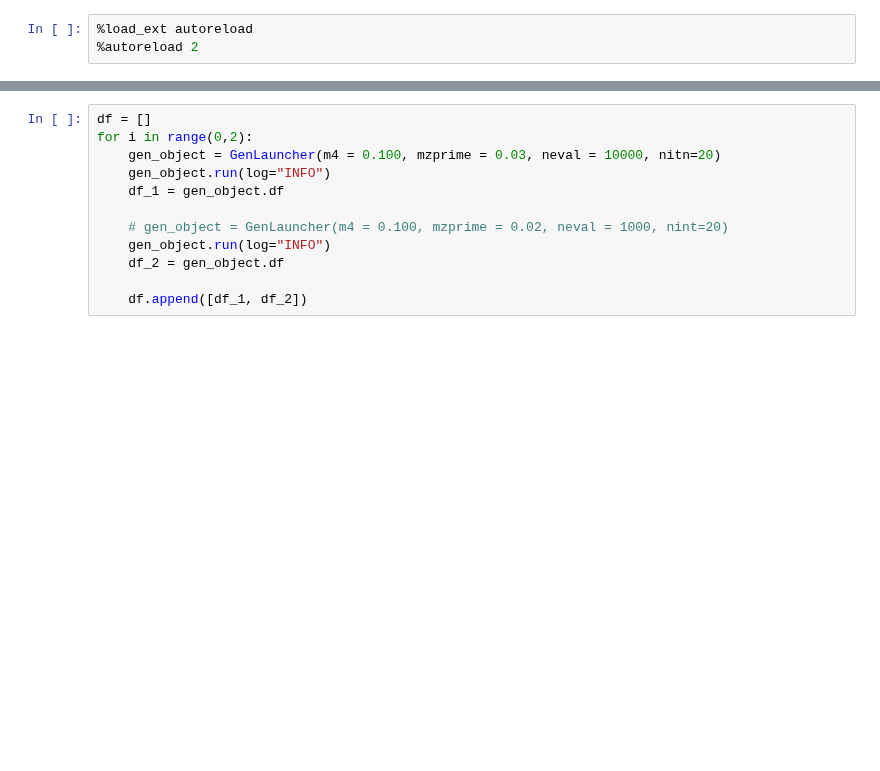
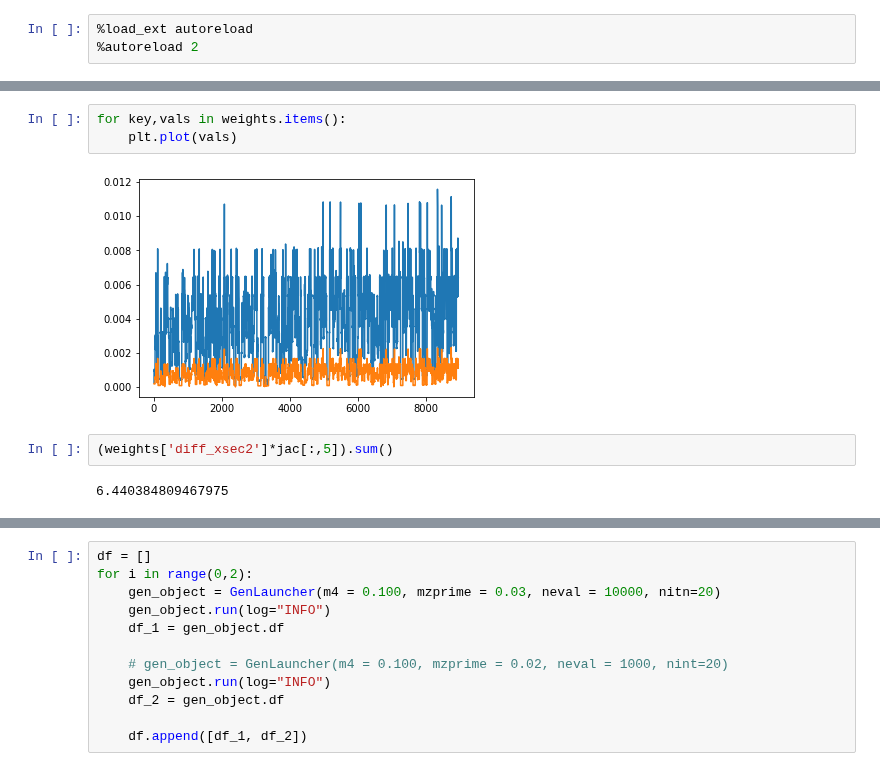
Before and after one commit to mhostert/DarkNews-generator, a Jupyter notebook: examples/test_generator.ipynb, the cells around one changed output, grey strips where cells are left out. Drawn from its saved outputs; the diff is of its cells as text; blank space fills up the shorter version.

```diff
--- a/examples/test_generator.ipynb
+++ b/examples/test_generator.ipynb
@@ -85,0 +98,9 @@ Total events predicted:
+# %%
+for key,vals in weights.items():
+    plt.plot(vals)
+# %% [output]
+[figure, added]
+# %%
+(weights['diff_xsec2']*jac[:,5]).sum()
+# %% [output]
+6.440384809467975
```
Also changed, not shown: parts of 21 cells of this notebook, 8 other files.
